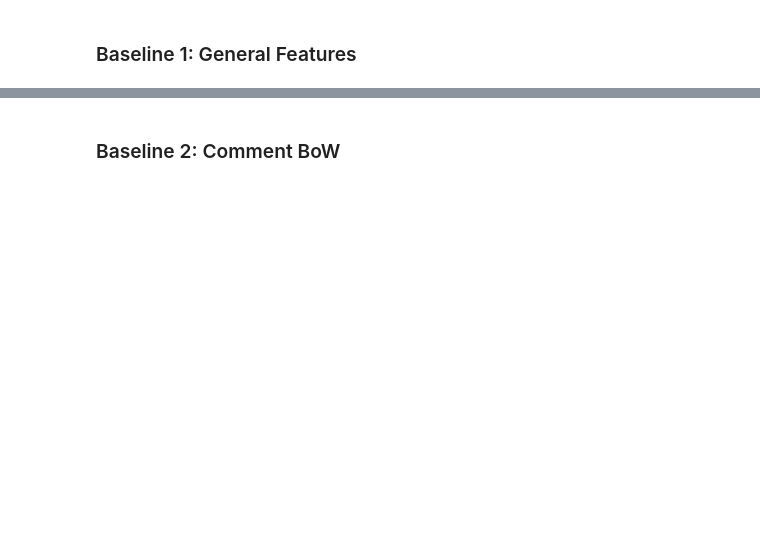
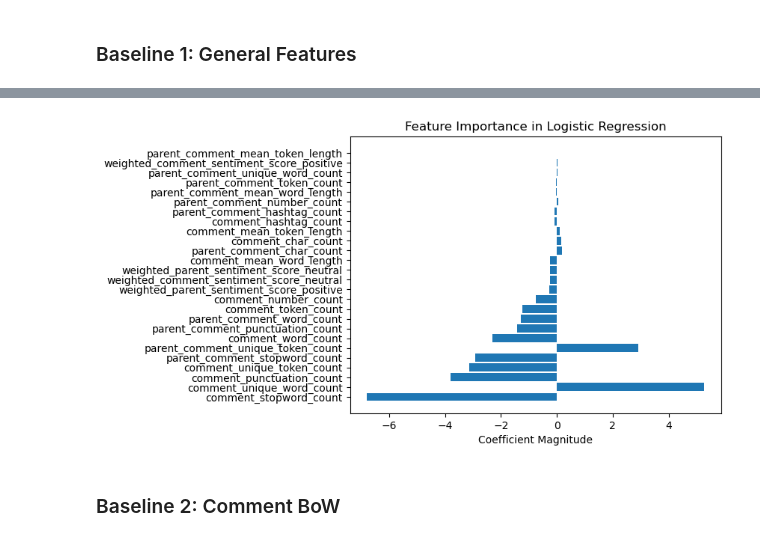
Before and after one commit to hoofangyu/cs3244_pg21, a Jupyter notebook: 4_1_regression_ml.ipynb, the cells around one changed output, grey strips where cells are left out. Saved outputs shown, nothing was run; the diff lists cells and outputs as text; code cells hidden in the pictures; blank space fills up the shorter version.

```diff
--- a/4_1_regression_ml.ipynb
+++ b/4_1_regression_ml.ipynb
@@ -120,0 +122,7 @@ Standard Deviation of roc_auc: 0.002760830575713631
+# %%
+coefficients = model.coef_[0]
+feature_names = list_of_features
+feature_importance = sorted(zip(coefficients, feature_names), key=lambda x: abs(x[0]), reverse=True)
+
+top_features = [feature for _, feature in feature_importance]
+top_features
@@ -121,3 +147,11 @@ Standard Deviation of roc_auc: 0.002760830575713631
+# %%
+importance, features = zip(*feature_importance)
+plt.barh(features, importance)
+plt.xlabel('Coefficient Magnitude')
+plt.title('Feature Importance in Logistic Regression')
+plt.show()
+# %% [output]
+[figure, added]
 # %% [markdown]
 ### Baseline 2: Comment BoW
 # %%
```
Also changed, not shown: parts of 14 cells of this notebook, 1 other file.
